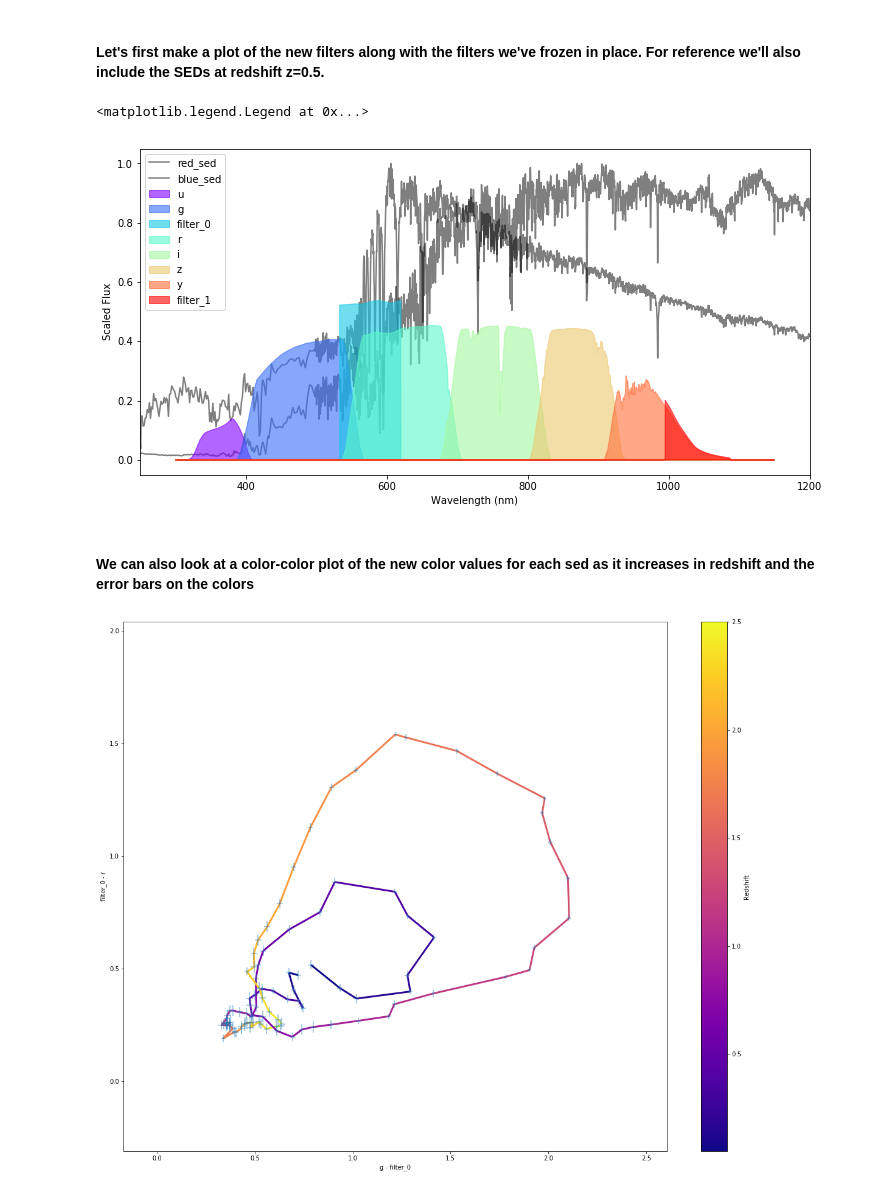
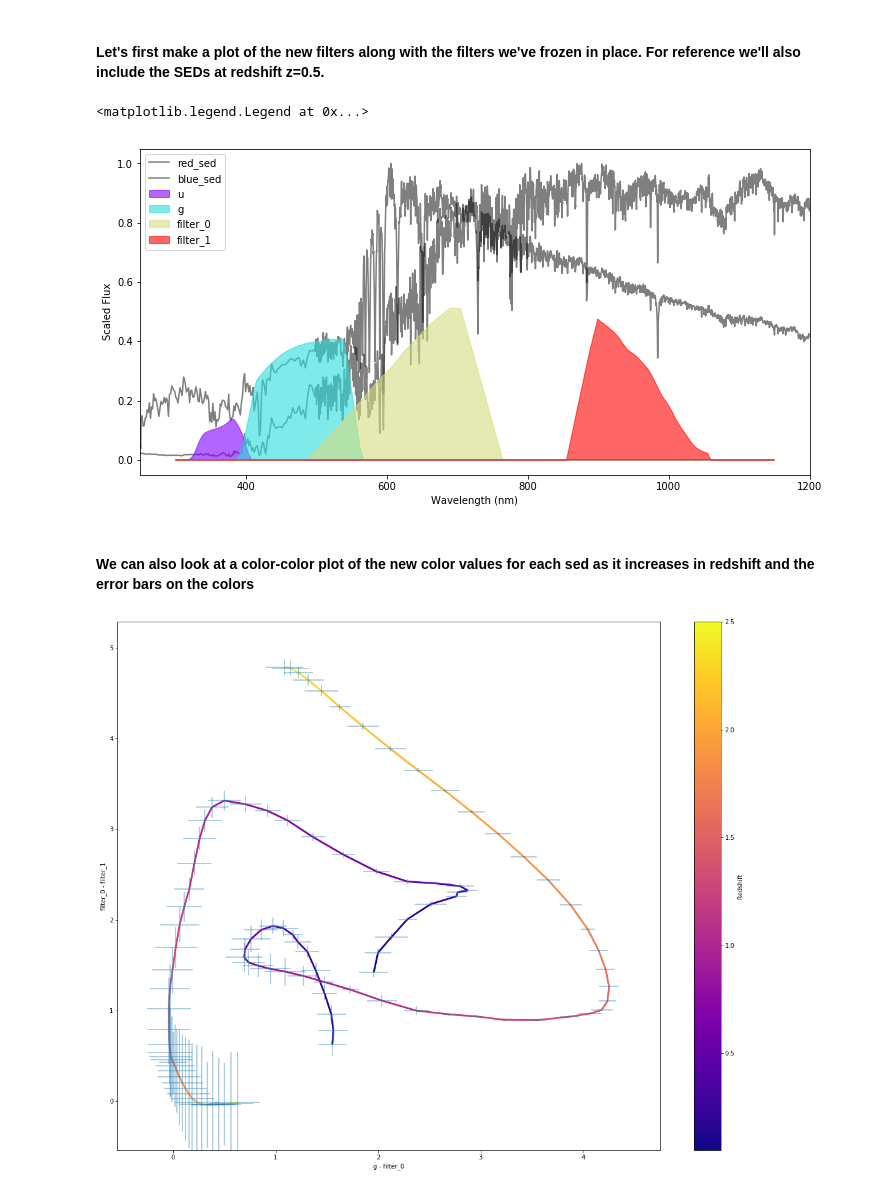
Before and after one commit to dirac-institute/siggi, a Jupyter notebook: examples/Intro_Examples.ipynb, the cells around one changed output. Saved outputs shown, nothing was run; the diff lists cells and outputs as text; code cells hidden in the pictures.

```diff
--- a/examples/Intro_Examples.ipynb
+++ b/examples/Intro_Examples.ipynb
@@ -46,20 +44,21 @@ frozen_dict = BandpassDict.loadTotalBandpassesFromFiles(bandpassDir='../data/lss
+# %%
+frozen_dict = BandpassDict.loadTotalBandpassesFromFiles(bandpassDir='../data/lsst_baseline_throughputs/')
+# To make things more interesting we will just use the 'u' and 'g' filters.
+frozen_dict = BandpassDict(frozen_dict.values()[:2], frozen_dict.keys()[:2])
 # %% [markdown]
 ### Run optimization
 # %%
 %%time
 num_filters = 2
+set_ratio = 1.0
 res = sig_example.optimize_filters(num_filters=num_filters,
-                                   filt_min=300., filt_max=1100., default_width=45., default_ratio=1.0,
-                                   sed_mags=19.0,
-                                   adjust_widths=True, width_min=15., width_max=150.,
-                                   adjust_width_ratio=False, ratio_min=0.25, ratio_max=0.75,
+                                   filt_min=300., filt_max=1100.,
+                                   sed_mags=22.0,
+                                   set_ratio=None,#set_ratio,
                                    system_wavelen_max=1200.,
-                                   n_opt_points=10, adjust_independently=True,
+                                   n_opt_points=15,
                                    optimizer_verbosity=5,
                                    procs=2, acq_func_kwargs_dict={'kappa':3},
-                                   frozen_filt_dict=frozen_dict, frozen_filt_eff_wavelen=[365, 477, 622, 765, 870, 1015],
-                                   starting_points = [[150.0, 150.0, 375.0, 700.0],
-                                                      [75.0, 75.0, 375.0, 1025.0],
-                                                      [150.0, 150.0, 375.0, 1025.0],
-                                                      [75.0, 75.0, 375.0, 700.0]])
+                                   frozen_filt_dict=frozen_dict, frozen_filt_eff_wavelen=[365, 477],
+                                   starting_points = None)
 # %% [output]
@@ -105,9 +116,9 @@ print(best_pt, best_val)
 # %%
 red_spec.redshiftSED(0.5)
 blue_spec.redshiftSED(0.5)
-sig_plot = plotting([red_spec, blue_spec], best_pt[2:], best_pt[:2], 1.0,
-                    frozen_filt_dict=frozen_dict, frozen_filt_eff_wavelen=[365, 477, 622, 765, 870, 1015],
-                    sed_mags=19.0)
+sig_plot = plotting([red_spec, blue_spec], best_pt,
+                    frozen_filt_dict=frozen_dict, frozen_filt_eff_wavelen=[365, 477],
+                    sed_mags=22.0)
 # %% [markdown]
 #### Let's first make a plot of the new filters along with the filters we've frozen in place. For reference we'll also include the SEDs at redshift z=0.5.
 # %%
@@ -115,12 +126,12 @@ fig = sig_plot.plot_filters()
 plt.legend(['red_sed', 'blue_sed'] + sig_plot.filter_dict.keys())
 # %% [output]
 <matplotlib.legend.Legend at 0x...>
-[figure, old version]
+[figure, new version]
 # %% [markdown]
 #### We can also look at a color-color plot of the new color values for each sed as it increases in redshift and the error bars on the colors
 # %%
 fig = plt.figure(figsize=(20,16))
-fig = sig_plot.plot_color_color(['g', 'filter_0', 'filter_0', 'r'],
+fig = sig_plot.plot_color_color(['g', 'filter_0', 'filter_0', 'filter_1'],
                                 np.linspace(0.05, 2.5, 50), fig=fig)
 # %% [output]
-[figure, old version]
+[figure, new version]
```
Also changed, not shown: parts of 3 cells of this notebook.
